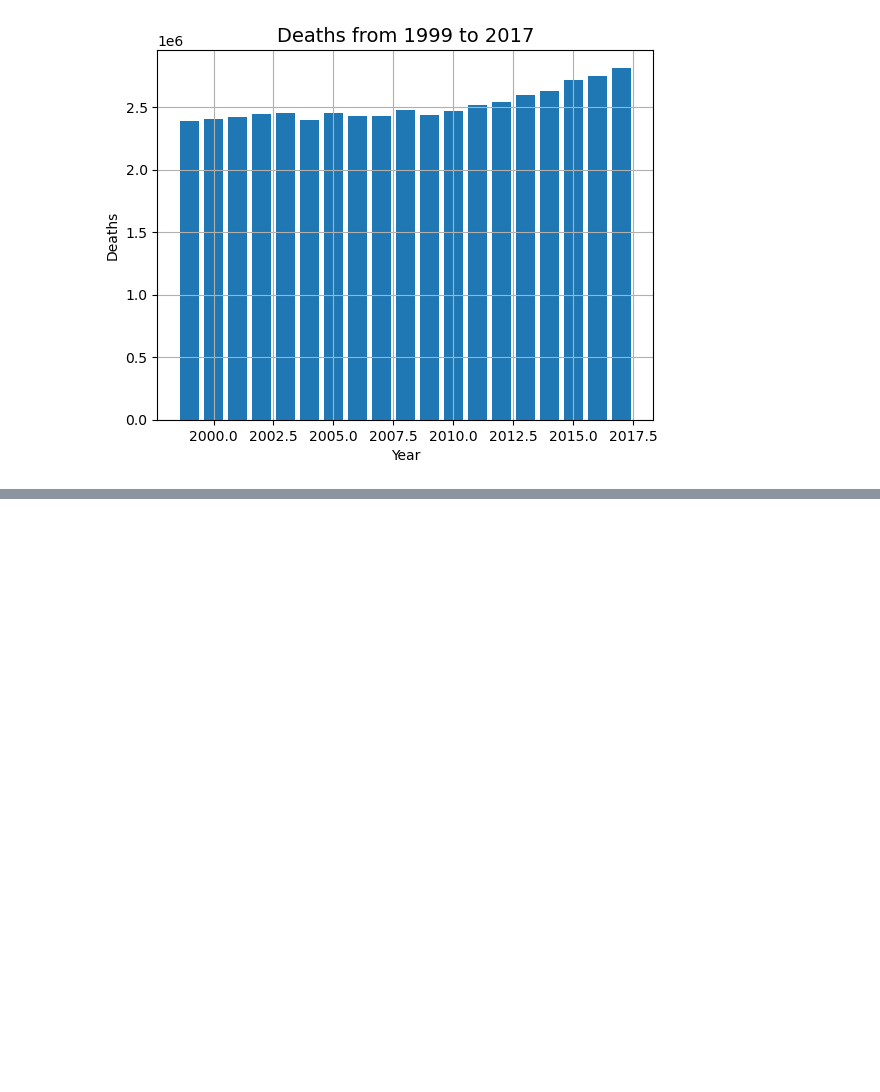
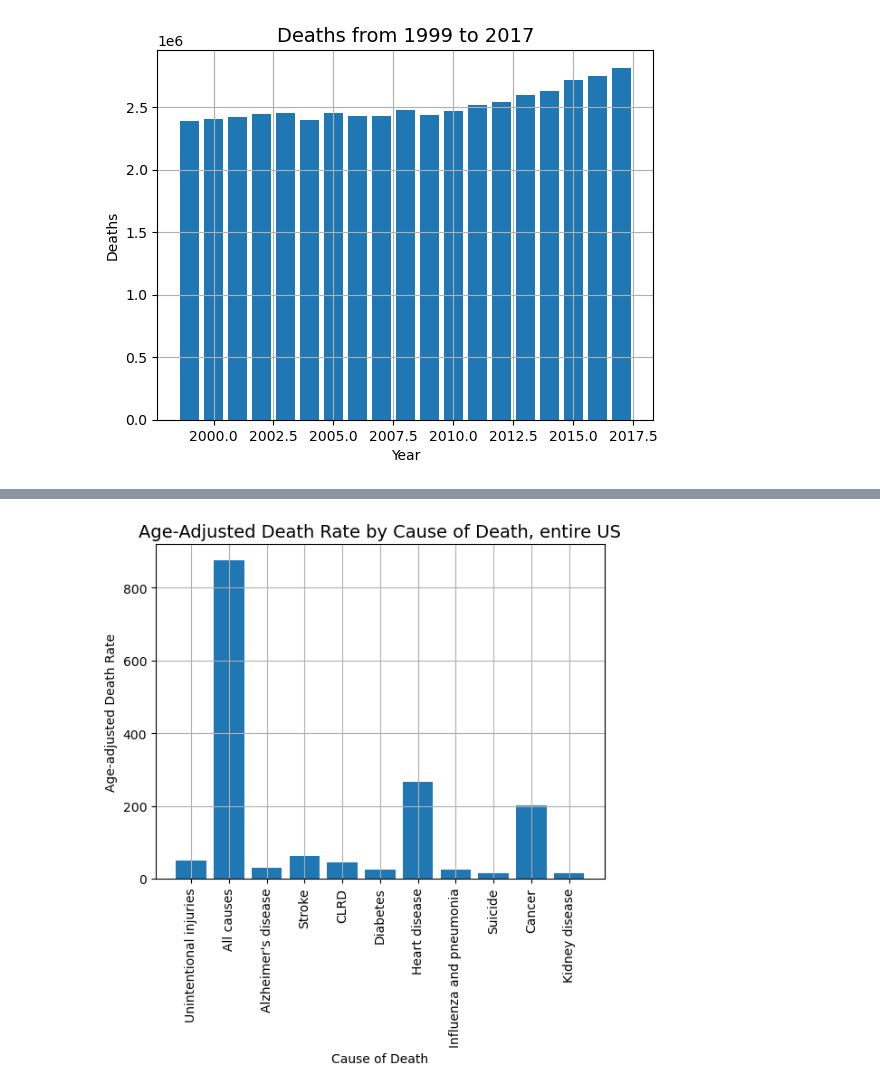
Before and after one commit to Orendain12/Final-Project, a Jupyter notebook: ML_StartingModel_JM.ipynb, the cells around one changed output, grey strips where cells are left out. Cells and saved outputs as stored; diff of their text form; code cells hidden in the pictures; blank space fills up the shorter version.

```diff
--- a/ML_StartingModel_JM.ipynb
+++ b/ML_StartingModel_JM.ipynb
@@ -33,0 +54,3 @@ plt.show()
+# %%
+all_US = df[df["State"] == "United States"]
+all_US.head(5)
@@ -33,0 +74,10 @@ plt.show()
+# %%
+plt.bar(all_US['Cause Name'], all_US['Age-adjusted Death Rate'])
+plt.title('Age-Adjusted Death Rate by Cause of Death, entire US', fontsize = 14)
+plt.xlabel('Cause of Death')
+plt.ylabel('Age-adjusted Death Rate')
+plt.grid(True)
+plt.xticks(rotation=90)
+plt.show()
+# %% [output]
+[figure, added]
```
Also changed, not shown: parts of 8 cells of this notebook.
